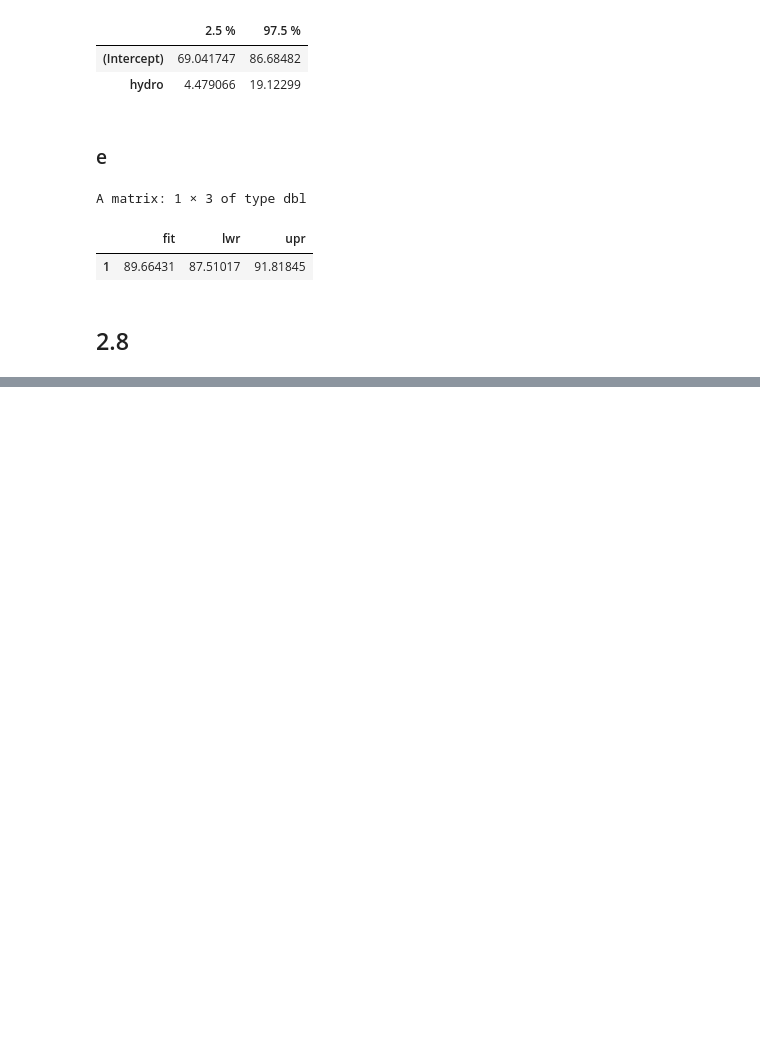
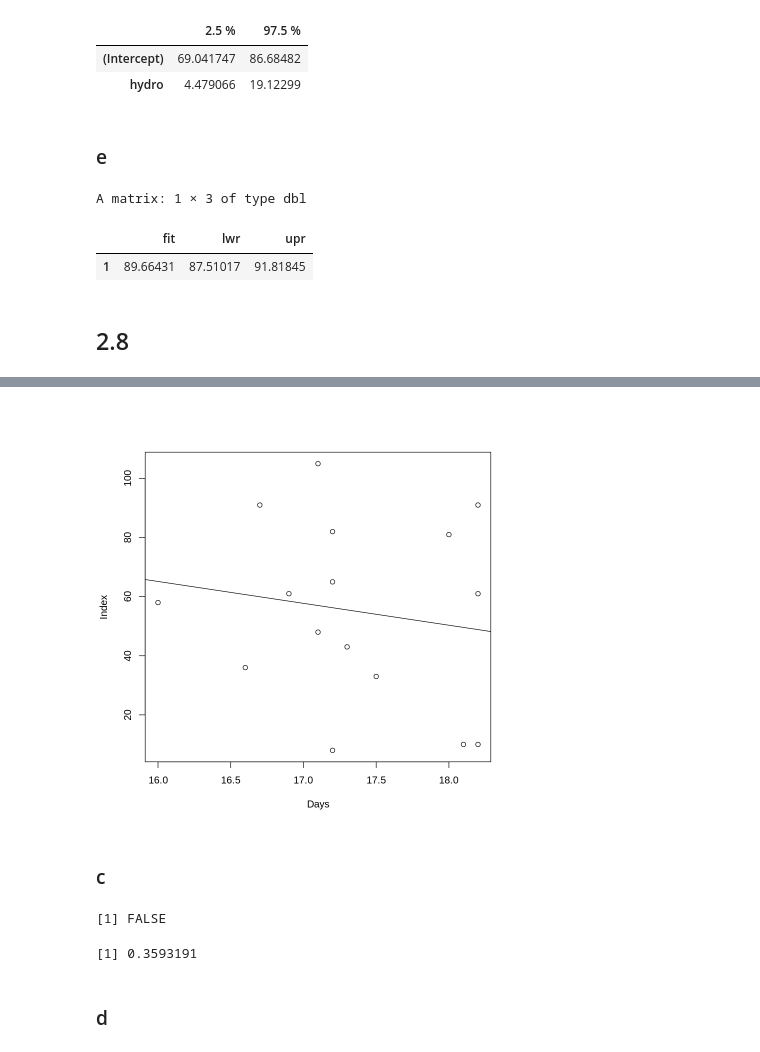
Before and after one commit to j-buss/Introduction-to-Linear-Regression-Analysis, a Jupyter notebook: Chapter_02/Chapter_02_Problems_R.ipynb, the cells around one changed output, grey strips where cells are left out. Saved outputs shown, nothing was run; the diff lists cells and outputs as text; code cells hidden in the pictures; blank space fills up the shorter version.

```diff
--- a/Chapter_02/Chapter_02_Problems_R.ipynb
+++ b/Chapter_02/Chapter_02_Problems_R.ipynb
@@ -539,0 +974,21 @@ A matrix: 1 × 3 of type dbl
+# %%
+plot(x=Ozone.df$x, y=Ozone.df$y,xlab="Days",ylab="Index")
+abline(Ozone.lm)
+# %% [output]
+[figure, added]
+# %% [markdown]
+### c
+# %%
+Ozone.t_0 <- Ozone.lm.summary$coefficients['x','t value']
+Ozone.t_alpha <- qt(.975, df=nrow(Ozone.df))
+Ozone.t_RejectNull <- (abs(Ozone.t_0) > Ozone.t_alpha)
+print(Ozone.t_RejectNull)
+# %% [output]
+[1] FALSE
+# %%
+Ozone.F_value <- Ozone.lm.anova['x','F value']
+print(Ozone.F_value)
+# %% [output]
+[1] 0.3593191
+# %% [markdown]
+### d
```
Also changed, not shown: parts of 83 cells of this notebook, 1 other file.
